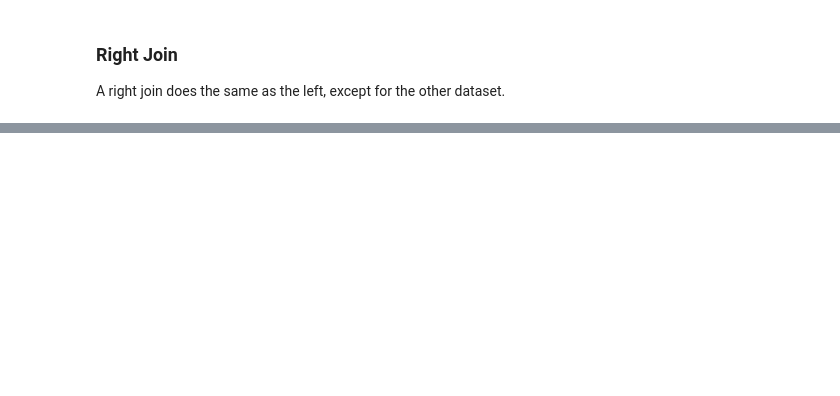
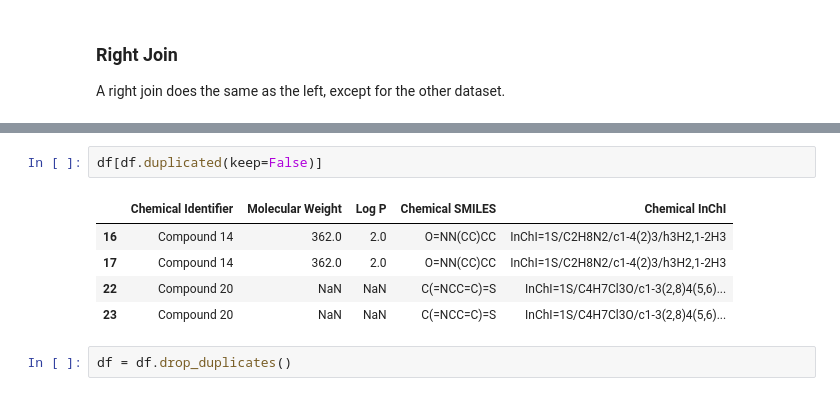
Before and after one commit to russodanielp/intro_cheminformatics, a Jupyter notebook: Lab 08 - Machine Learning - Supervised, QSAR/DataMergingAndCleaning.ipynb, the cells around one changed output, grey strips where cells are left out. Cells and saved outputs as stored; diff of their text form; blank space fills up the shorter version.

```diff
--- a/Lab 08 - Machine Learning - Supervised, QSAR/DataMergingAndCleaning.ipynb
+++ b/Lab 08 - Machine Learning - Supervised, QSAR/DataMergingAndCleaning.ipynb
@@ -122,0 +171,10 @@ right_join.head()
+# %%
+df[df.duplicated(keep=False)]
+# %% [output]
+|  | Chemical Identifier | Molecular Weight | Log P | Chemical SMILES | Chemical InChI |
+| 16 | Compound 14 | 362.0 | 2.0 | O=NN(CC)CC | InChI=1S/C2H8N2/c1-4(2)3/h3H2,1-2H3 |
+| 17 | Compound 14 | 362.0 | 2.0 | O=NN(CC)CC | InChI=1S/C2H8N2/c1-4(2)3/h3H2,1-2H3 |
+| 22 | Compound 20 | NaN | NaN | C(=NCC=C)=S | InChI=1S/C4H7Cl3O/c1-3(2,8)4(5,6)... |
+| 23 | Compound 20 | NaN | NaN | C(=NCC=C)=S | InChI=1S/C4H7Cl3O/c1-3(2,8)4(5,6)... |
+# %%
+df = df.drop_duplicates()
```
Also changed, not shown: parts of 16 cells of this notebook.
